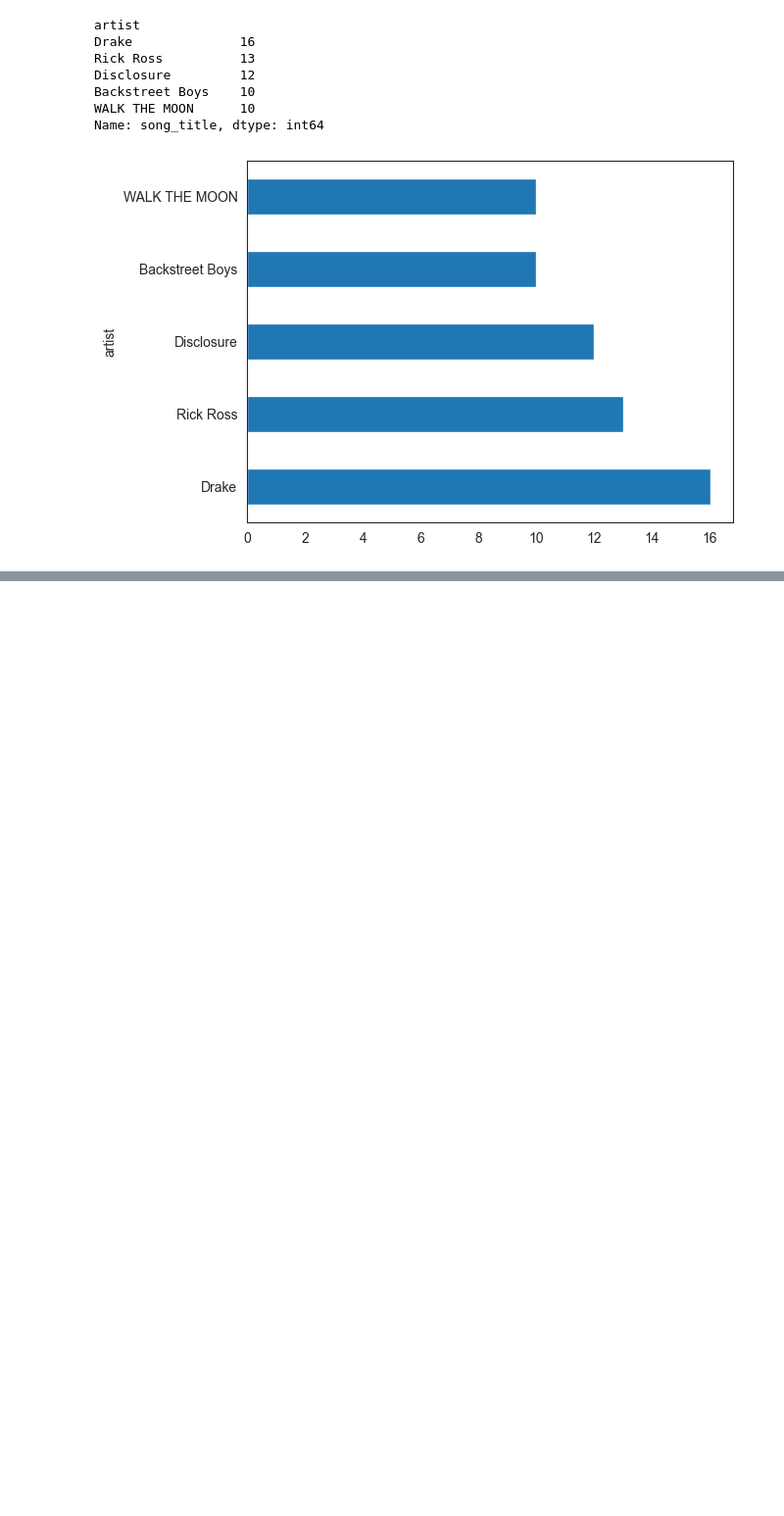
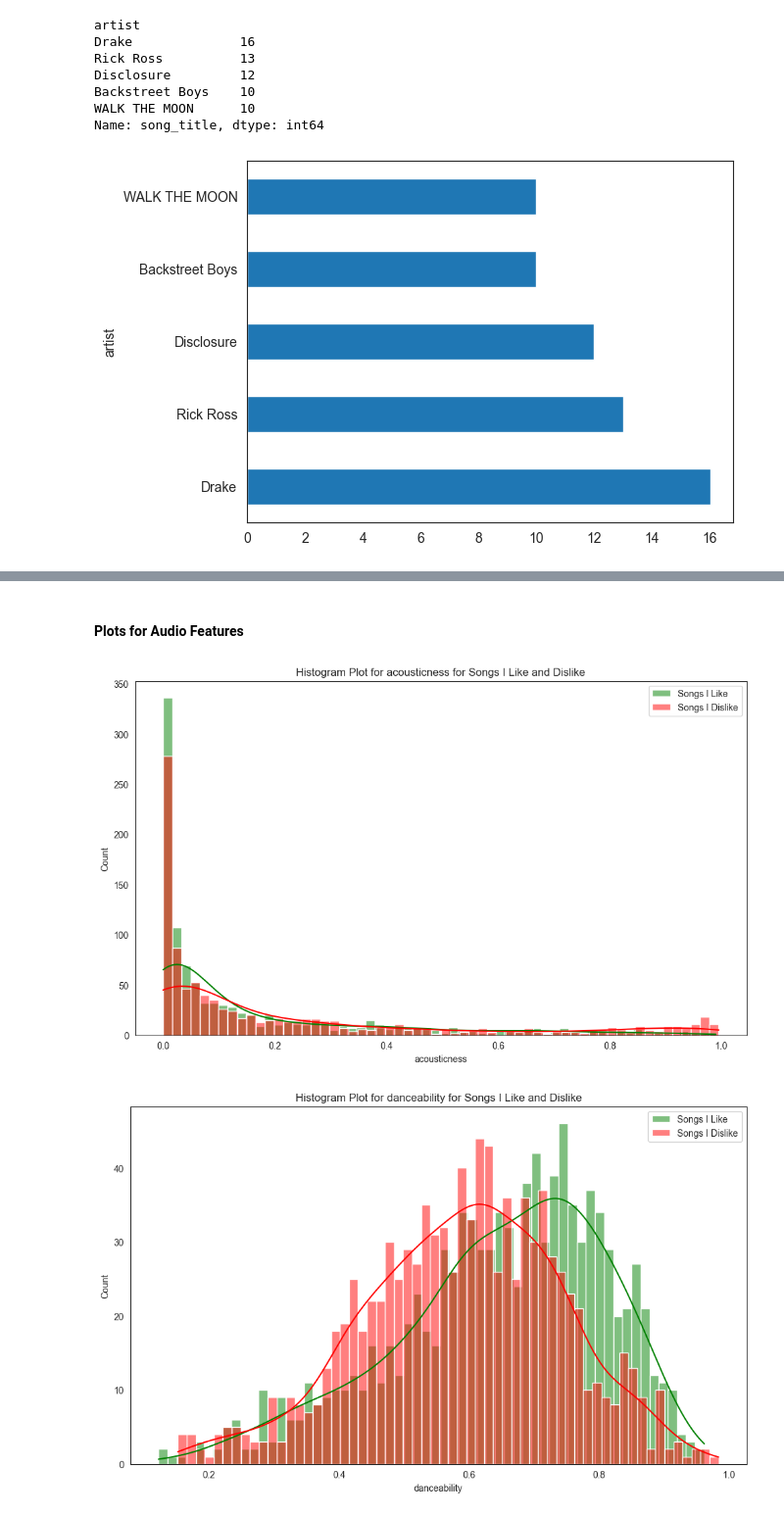
Before and after one commit to jaylim2216/EDA-Spotify, a Jupyter notebook: spotifyeda.ipynb, the cells around one changed output, grey strips where cells are left out. Shown at 98% size. Cells and saved outputs as stored; diff of their text form; code cells hidden in the pictures; blank space fills up the shorter version.

```diff
--- a/spotifyeda.ipynb
+++ b/spotifyeda.ipynb
@@ -103,0 +154,10 @@ plt.show()
+# %%
+def convert_to_minutes_seconds(milliseconds):
+    seconds = round(milliseconds * 10 ** -3)
+    minutes, seconds = divmod(seconds, 60)
+    return f"{minutes:02d}:{seconds:02d}"
+
+
+data['duration'] = data['duration_ms'].apply(convert_to_minutes_seconds)
+most_common_durations = data.groupby('duration').count().sort_values(by = 'song_title', ascending = False)['song_title'][:10]
+most_common_durations
@@ -103,0 +177,21 @@ plt.show()
+# %% [markdown]
+#### Plots for Audio Features
+# %%
+feature_cols = ['acousticness', 'danceability', 'energy',
+       'instrumentalness', 'liveness', 'speechiness', 'tempo','valence']
+# %%
+for c in feature_cols:
+    like_data = data[data["target"] == 1][c]   # target = 1 indicates that I like the song
+    dislike_data = data[data["target"] == 0][c] # target = 0 indicates I dislike the song
+
+    plt.figure(figsize=(12,7))
+
+    sns.histplot(like_data, bins=60, label="Songs I Like", color = 'green', kde = True)
+    sns.histplot(dislike_data, bins = 60, label="Songs I Dislike", color = 'red', kde=True)
+
+    plt.legend(loc = 'upper right')
+    plt.title(f"Histogram Plot for {c} for Songs I Like and Dislike")
+    plt.show()
+# %% [output]
+[figure, added]
+[figure, added]
```
Also changed, not shown: parts of 12 cells of this notebook.
